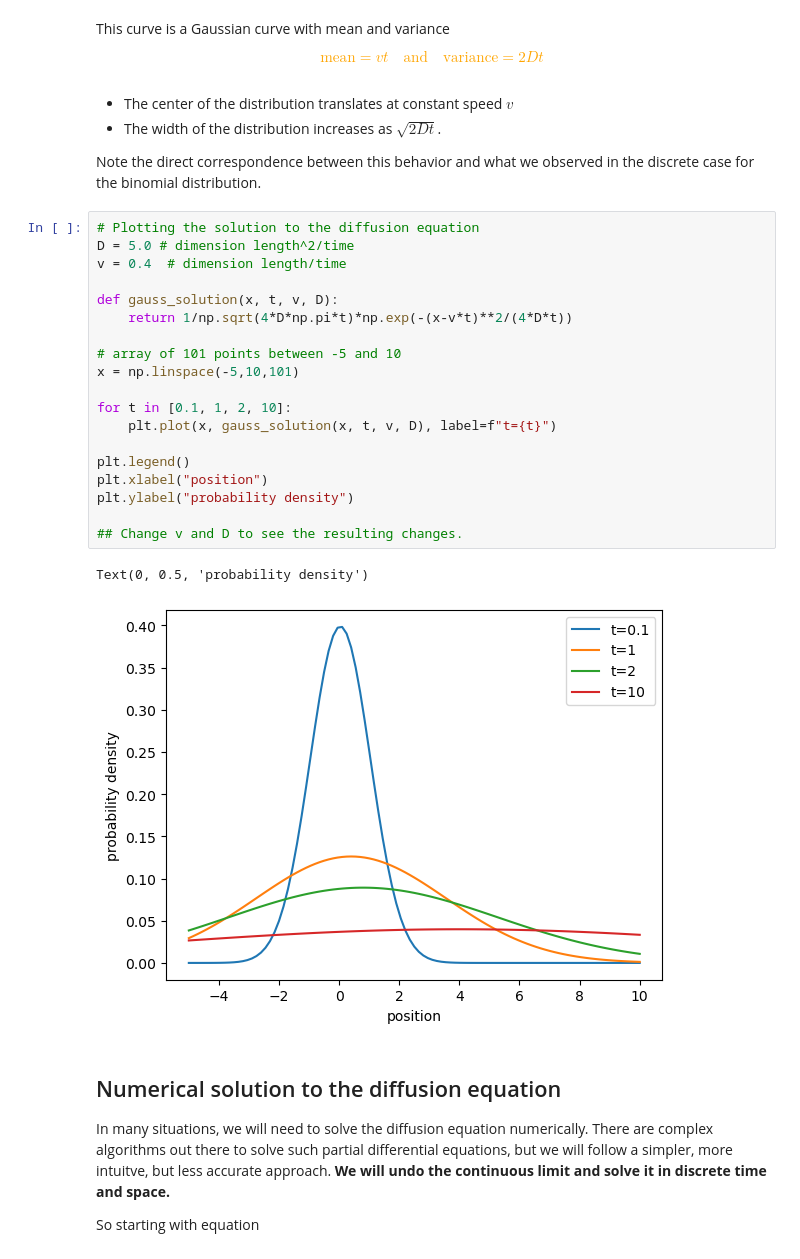
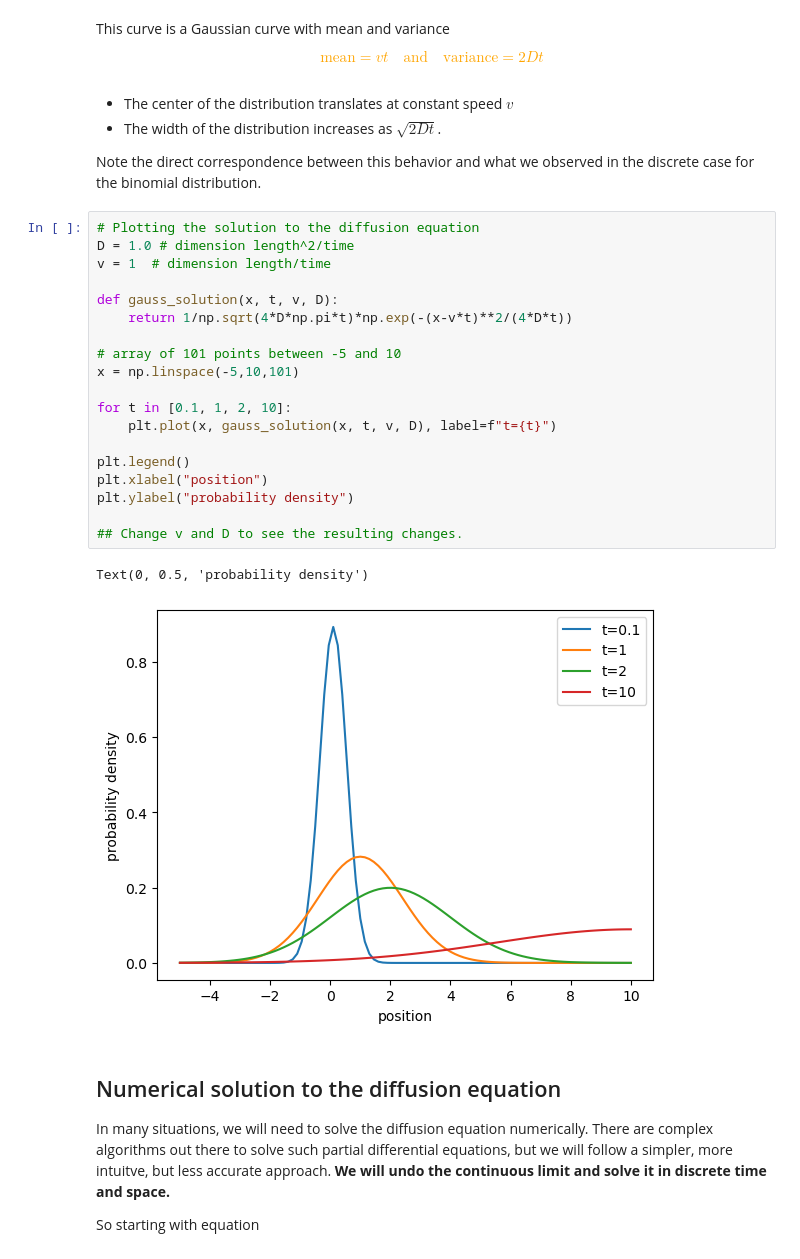
Before and after one commit to neherlab/PoL1-course-materials, a Jupyter notebook: notebooks/lecture04b_DiffusionEquation.ipynb, the cells around one changed output. Saved outputs shown, nothing was run; the diff lists cells and outputs as text.

```diff
--- a/notebooks/lecture04b_DiffusionEquation.ipynb
+++ b/notebooks/lecture04b_DiffusionEquation.ipynb
@@ -259,26 +259,26 @@ $$
 Note the direct correspondence between this behavior and what we observed in the discrete case for the binomial distribution.
 # %%
 # Plotting the solution to the diffusion equation
-D = 5.0 # dimension length^2/time
-v = 0.4  # dimension length/time
+D = 1.0 # dimension length^2/time
+v = 1  # dimension length/time
 
 def gauss_solution(x, t, v, D):
     return 1/np.sqrt(4*D*np.pi*t)*np.exp(-(x-v*t)**2/(4*D*t))
 
 # array of 101 points between -5 and 10
 x = np.linspace(-5,10,101)
 
 for t in [0.1, 1, 2, 10]:
     plt.plot(x, gauss_solution(x, t, v, D), label=f"t={t}")
 
 plt.legend()
 plt.xlabel("position")
 plt.ylabel("probability density")
 
 ## Change v and D to see the resulting changes.
 # %% [output]
 Text(0, 0.5, 'probability density')
-[figure, old version]
+[figure, new version]
 # %% [markdown]
 ## Numerical solution to the diffusion equation
 In many situations, we will need to solve the diffusion equation numerically. There are complex algorithms out there to solve such partial differential equations, but we will follow a simpler, more intuitve, but less accurate approach. **We will undo the continuous limit and solve it in discrete time and space.**
```
Also changed, not shown: parts of 2 cells of this notebook, 10 other files.
